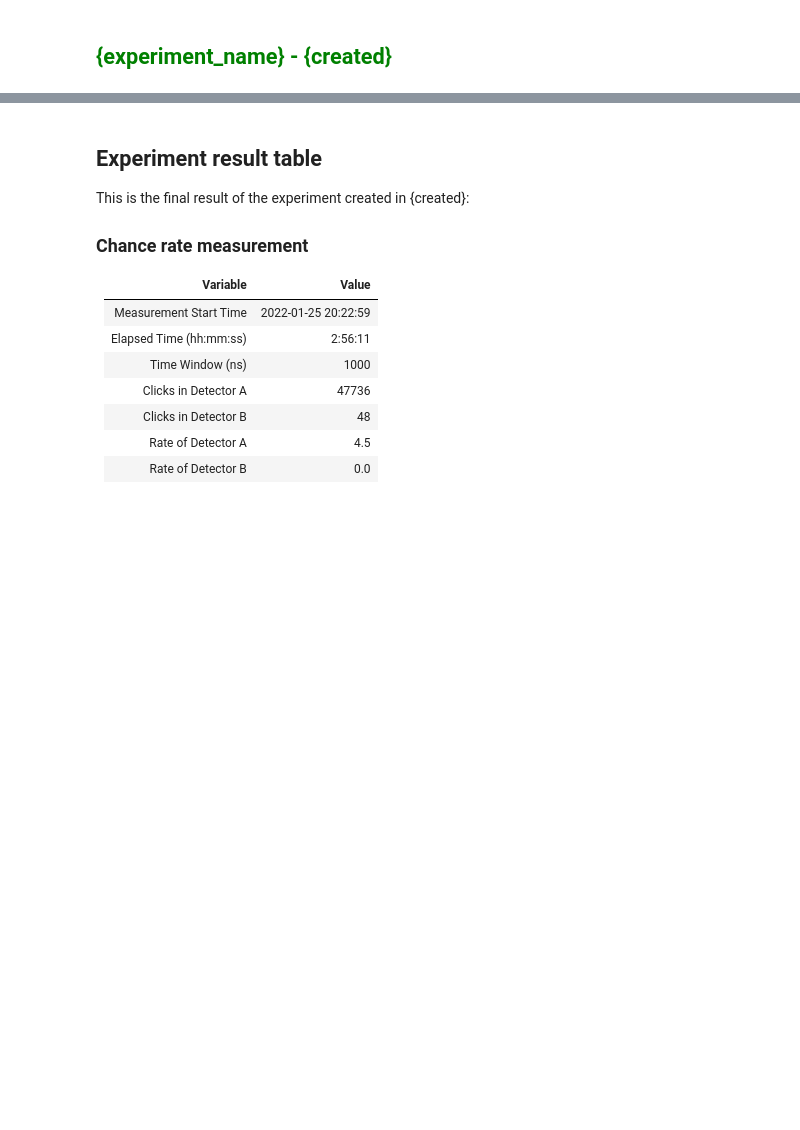
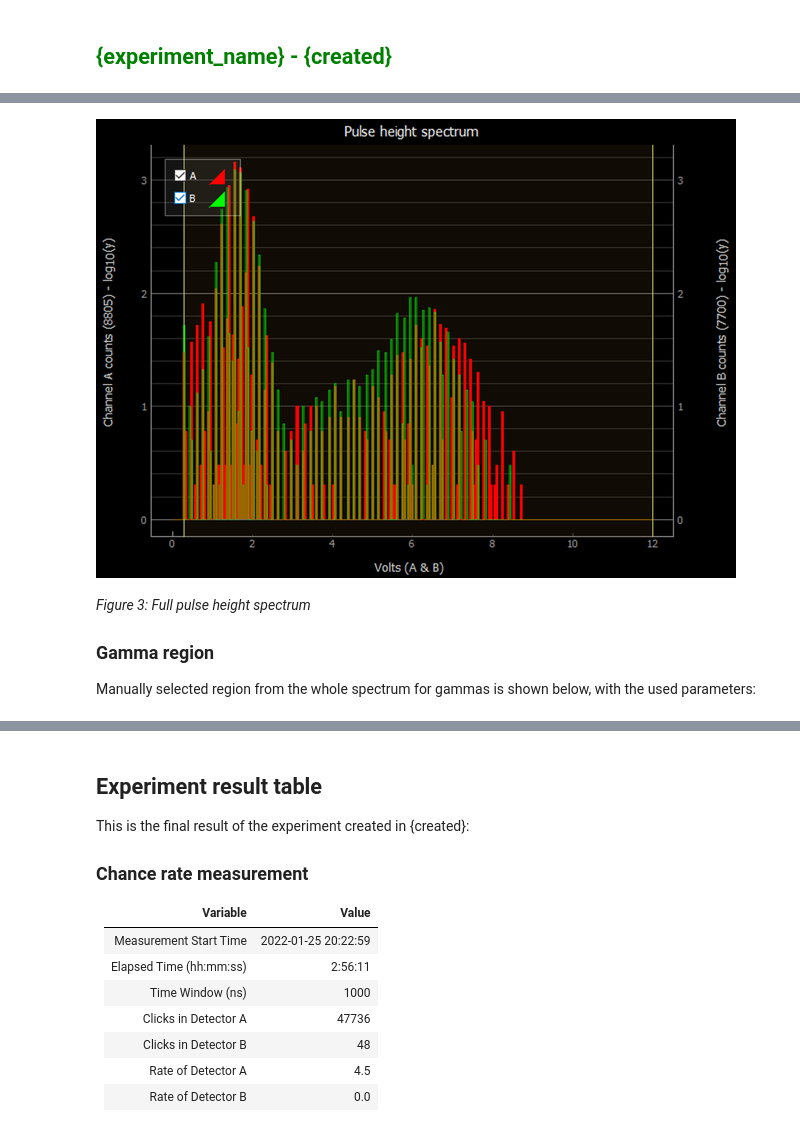
Before and after one commit to markomanninen/tandempiercerexperiment, a Jupyter notebook: report_template/report_template.ipynb, the cells around one changed output, grey strips where cells are left out. Cells and saved outputs as stored; diff of their text form; code cells hidden in the pictures; blank space fills up the shorter version.

```diff
--- a/report_template/report_template.ipynb
+++ b/report_template/report_template.ipynb
@@ -227,0 +129,10 @@ show_image('tandem_source_coincidence_setup.jpg')
+# %%
+show_image('full_spectrum.png', width=image_width)
+# %% [output]
+[figure, added]
+# %% [markdown]
+*Figure 3: Full pulse height spectrum*
+
+### Gamma region
+
+Manually selected region from the whole spectrum for gammas is shown below, with the used parameters:
```
Also changed, not shown: parts of 55 cells of this notebook.
